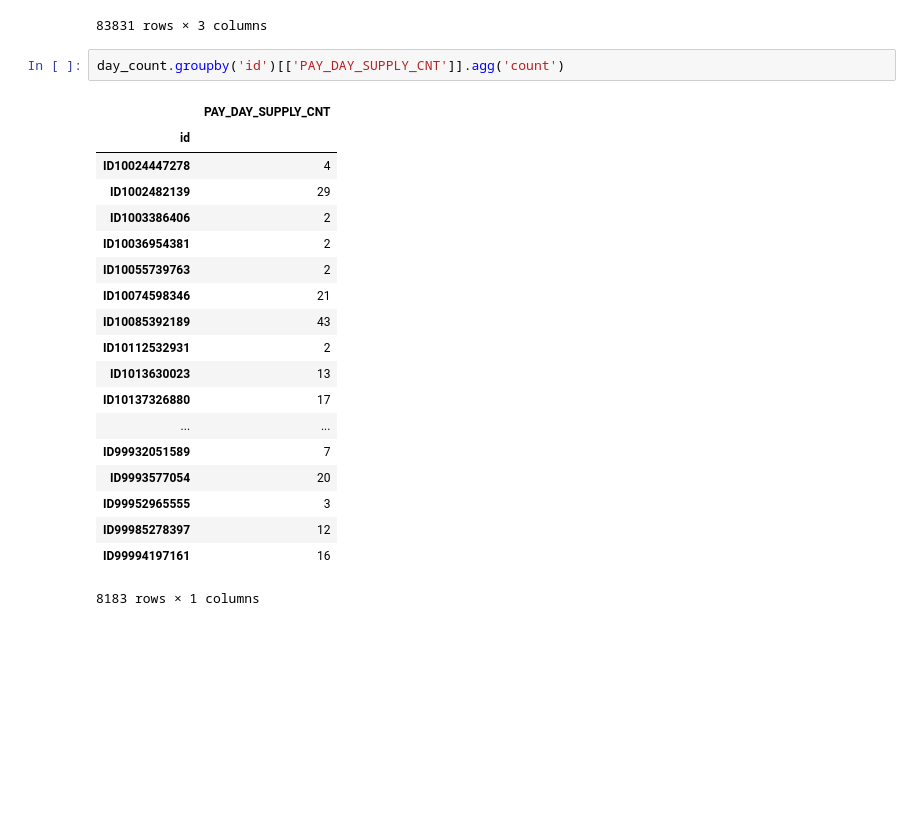
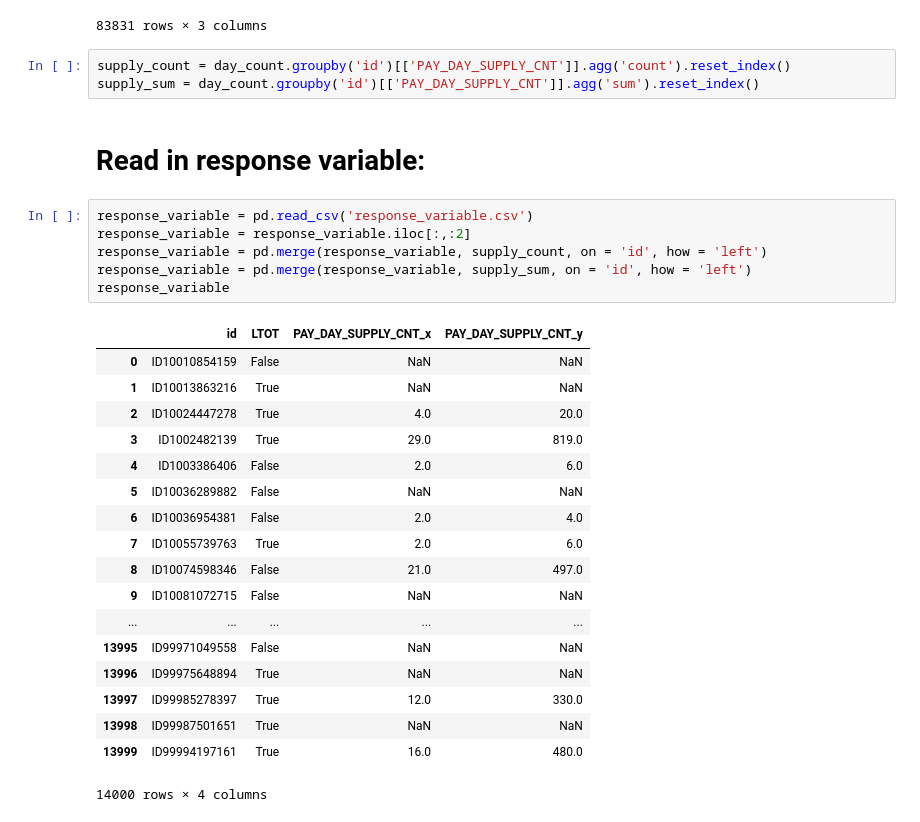
Before and after one commit to chenson2018/Humana-Mays-Competition, a Jupyter notebook: Chris Response Variable Exploration.ipynb, the cells around one changed output. Cells and saved outputs as stored; diff of their text form; blank space fills up the shorter version.

Commit message:
Resonse Variable

```diff
--- a/Chris Response Variable Exploration.ipynb
+++ b/Chris Response Variable Exploration.ipynb
@@ -262,24 +262,32 @@ day_count
 | 6086868 | ID99994197161 | -164 | 30.0 |
 83831 rows × 3 columns
 # %%
-day_count.groupby('id')[['PAY_DAY_SUPPLY_CNT']].agg('count')
+supply_count = day_count.groupby('id')[['PAY_DAY_SUPPLY_CNT']].agg('count').reset_index()
+supply_sum = day_count.groupby('id')[['PAY_DAY_SUPPLY_CNT']].agg('sum').reset_index()
-# %% [output]
-|  | PAY_DAY_SUPPLY_CNT |
-| id |  |
-| ID10024447278 | 4 |
-| ID1002482139 | 29 |
-| ID1003386406 | 2 |
-| ID10036954381 | 2 |
-| ID10055739763 | 2 |
-| ID10074598346 | 21 |
-| ID10085392189 | 43 |
-| ID10112532931 | 2 |
-| ID1013630023 | 13 |
-| ID10137326880 | 17 |
-| ... | ... |
-| ID99932051589 | 7 |
-| ID9993577054 | 20 |
-| ID99952965555 | 3 |
-| ID99985278397 | 12 |
-| ID99994197161 | 16 |
-8183 rows × 1 columns
+# %% [markdown]
+# Read in response variable:
+# %%
+response_variable = pd.read_csv('response_variable.csv')
+response_variable = response_variable.iloc[:,:2]
+response_variable = pd.merge(response_variable, supply_count, on = 'id', how = 'left')
+response_variable = pd.merge(response_variable, supply_sum, on = 'id', how = 'left')
+response_variable
+# %% [output]
+|  | id | LTOT | PAY_DAY_SUPPLY_CNT_x | PAY_DAY_SUPPLY_CNT_y |
+| 0 | ID10010854159 | False | NaN | NaN |
+| 1 | ID10013863216 | True | NaN | NaN |
+| 2 | ID10024447278 | True | 4.0 | 20.0 |
+| 3 | ID1002482139 | True | 29.0 | 819.0 |
+| 4 | ID1003386406 | False | 2.0 | 6.0 |
+| 5 | ID10036289882 | False | NaN | NaN |
+| 6 | ID10036954381 | False | 2.0 | 4.0 |
+| 7 | ID10055739763 | True | 2.0 | 6.0 |
+| 8 | ID10074598346 | False | 21.0 | 497.0 |
+| 9 | ID10081072715 | False | NaN | NaN |
+| ... | ... | ... | ... | ... |
+| 13995 | ID99971049558 | False | NaN | NaN |
+| 13996 | ID99975648894 | True | NaN | NaN |
+| 13997 | ID99985278397 | True | 12.0 | 330.0 |
+| 13998 | ID99987501651 | True | NaN | NaN |
+| 13999 | ID99994197161 | True | 16.0 | 480.0 |
+14000 rows × 4 columns
```
Also changed, not shown: 1 other file.
